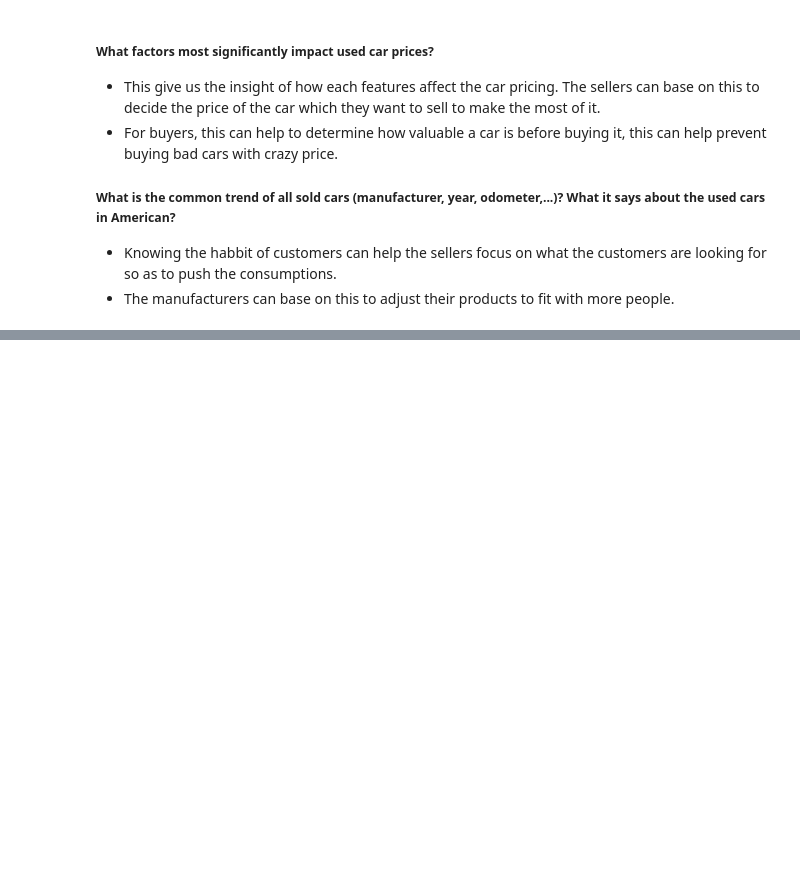
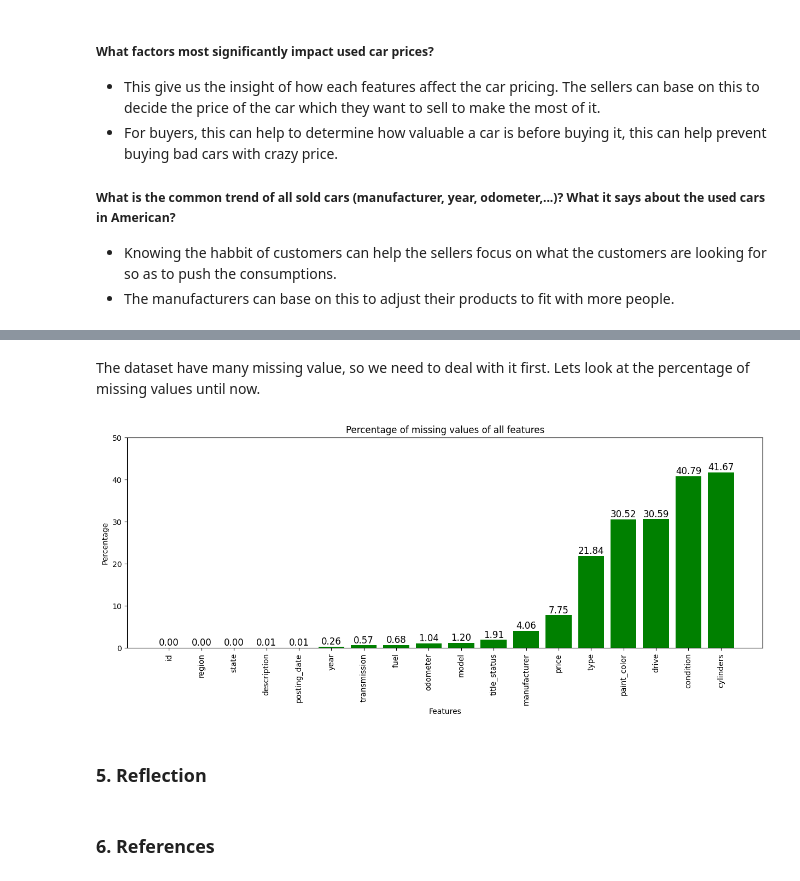
Before and after one commit to Chien-VuMinh/Used-Cars, a Jupyter notebook: Used Cars.ipynb, the cells around one changed output, grey strips where cells are left out. Cells and saved outputs as stored; diff of their text form; code cells hidden in the pictures; blank space fills up the shorter version.

```diff
--- a/Used Cars.ipynb
+++ b/Used Cars.ipynb
@@ -240,9 +240,0 @@ df[object_features].describe().T
-# %%
-# get the biswise or of nan value and reverse of duplicate values to get all the unique and nan values in VIN column
-df = df[df['VIN'].isna() | ~df[df['VIN'].notnull()].duplicated(subset='VIN',keep='first')]
-
-# update the rows and cols
-rows, cols  = df.shape
-
-# see how the missing values of VIN column after removing duplicate values
-print(round(df['VIN'].isna().sum() / rows * 100, 2))
@@ -253,3 +241,5 @@ print(round(df['VIN'].isna().sum() / rows * 100, 2))
+# %%
+df.drop(columns='VIN', inplace=True)
 # %% [markdown]
 ### **3. Asking meaningful questions**
 # %% [markdown]
@@ -266,0 +257,2 @@ print(round(df['VIN'].isna().sum() / rows * 100, 2))
+# %%
+df.drop(columns='region_url', inplace=True)
@@ -266,0 +264,31 @@ print(round(df['VIN'].isna().sum() / rows * 100, 2))
+# %%
+df.drop(columns=['url', 'image_url', 'lat', 'long'], inplace=True)
+# %% [markdown]
+The dataset have many missing value, so we need to deal with it first. Lets look at the percentage of missing values until now.
+# %%
+# get the percentage of missing values
+missing_percent = df[df.columns].isna().sum()/rows * 100
+
+# sort values in ascending order
+missing_percent = missing_percent.sort_values(ascending=True)
+
+# visualize the missing value with a bar chart
+plt.figure(figsize=(15, 5))
+bars = plt.bar(missing_percent.index, missing_percent.values, color='green')
+
+# add notation to bar chart
+for bar in bars:
+    plt.text(bar.get_x() + bar.get_width() / 2, bar.get_height(),
+             f'{bar.get_height():.2f}', ha='center', va='bottom', fontsize=12)
+
+plt.ylim((0, 50))
+plt.xticks(rotation=90)
+plt.xlabel('Features')
+plt.ylabel('Percentage')
+plt.title('Percentage of missing values of all features');
+# %% [output]
+[figure, added]
+# %% [markdown]
+### **5. Reflection**
+# %% [markdown]
+### **6. References**
```
Also changed, not shown: parts of 9 cells of this notebook.
